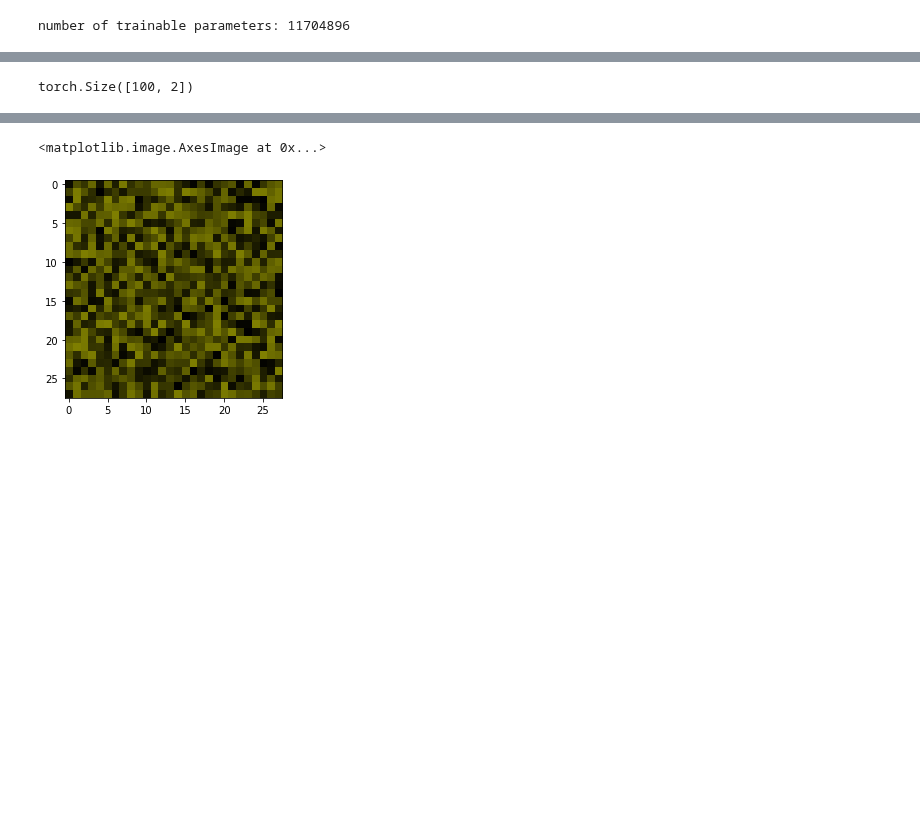
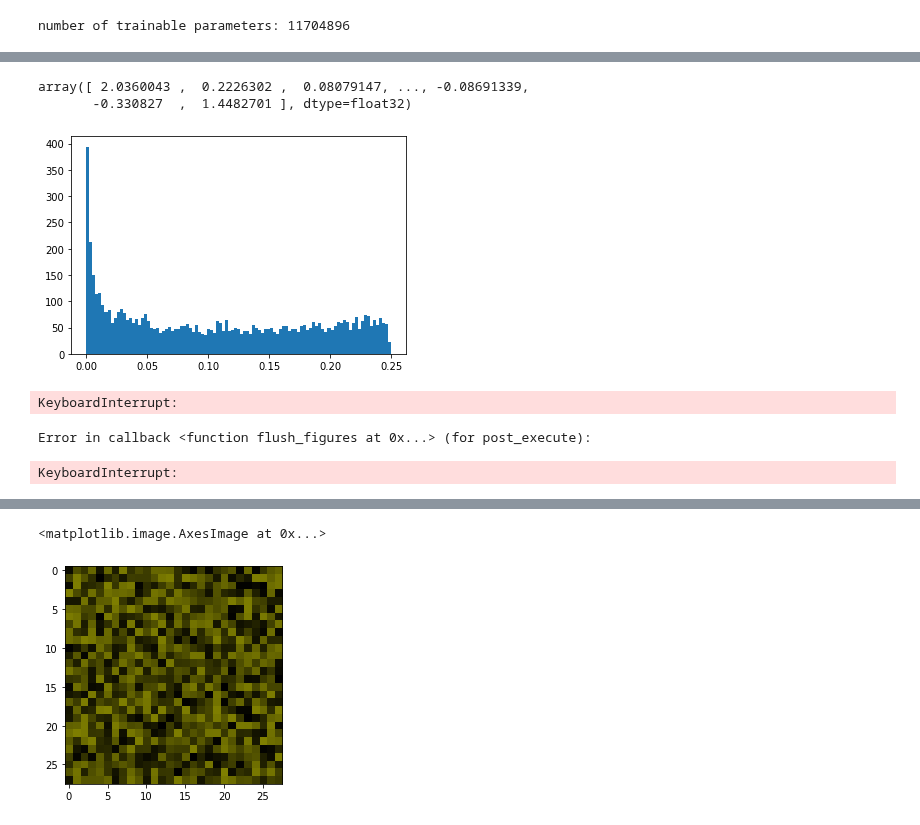
Before and after one commit to giotto-ai/giotto-deep, a Jupyter notebook: examples/MNIST_Decision_Boundray.ipynb, the cells around one changed output, grey strips where cells are left out. Saved outputs shown, nothing was run; the diff lists cells and outputs as text; code cells hidden in the pictures; blank space fills up the shorter version.

```diff
--- a/examples/MNIST_Decision_Boundray.ipynb
+++ b/examples/MNIST_Decision_Boundray.ipynb
@@ -150,12 +181,31 @@ g = GradientFlowDecisionBoundaryCalculator(
             optimizer=lambda params: torch.optim.Adam(params, )
 )
 #g.step(100)
-# %%
-f_val.shape
-# %% [output]
-torch.Size([100, 2])
+# %%
+function_val
+# %% [output]
+array([ 2.0360043 ,  0.2226302 ,  0.08079147, ..., -0.08691339,
+       -0.330827  ,  1.4482701 ], dtype=float32)
+# %%
+f_val = model(g.get_decision_boundary()).detach().cpu()
+function_val = f_val[:, 0]
+function_val = function_val.numpy()
+#function_val = model(g.get_decision_boundary()).detach().cpu().numpy()[:,0]
+
+hist, _, _ =plt.hist((function_val-0.5)**2, bins=101)
+plt.show()
+# %% [output]
+[figure, added]
 # %%
 f_val = model(g.get_decision_boundary()).detach().cpu()
-y = torch.topk(f_val, 2).values
-function_val = y[:, 0] - y[:, 1]
-function_val = function_val.numpy()
+#y = torch.topk(f_val, 2).values
+dist_db = np.sqrt((f_val[:, 0] - 0.5)**2*4)
+sample_points_dist_db = np.clip(dist_db2.numpy(), 0., 1.)
+#function_val = model(g.get_decision_boundary()).detach().cpu().numpy()[:,0]
+
+hist, _, _ =plt.hist(dist_db, bins=101)
+plt.show()
+# %% [output]
+KeyboardInterrupt:
+Error in callback <function flush_figures at 0x...> (for post_execute):
+KeyboardInterrupt:
```
Also changed, not shown: parts of 14 cells of this notebook.
